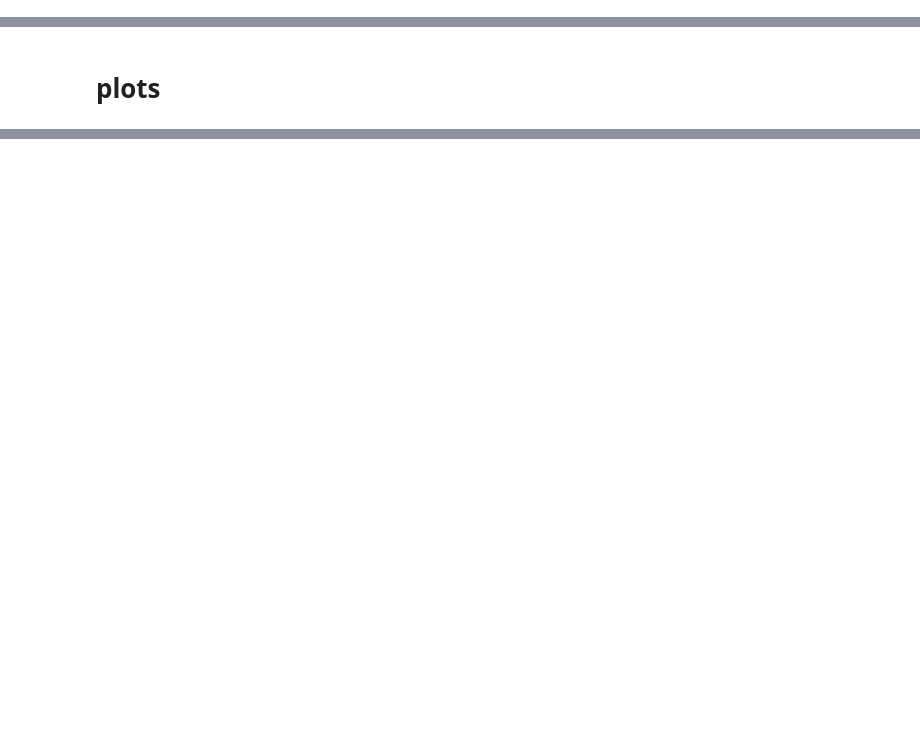
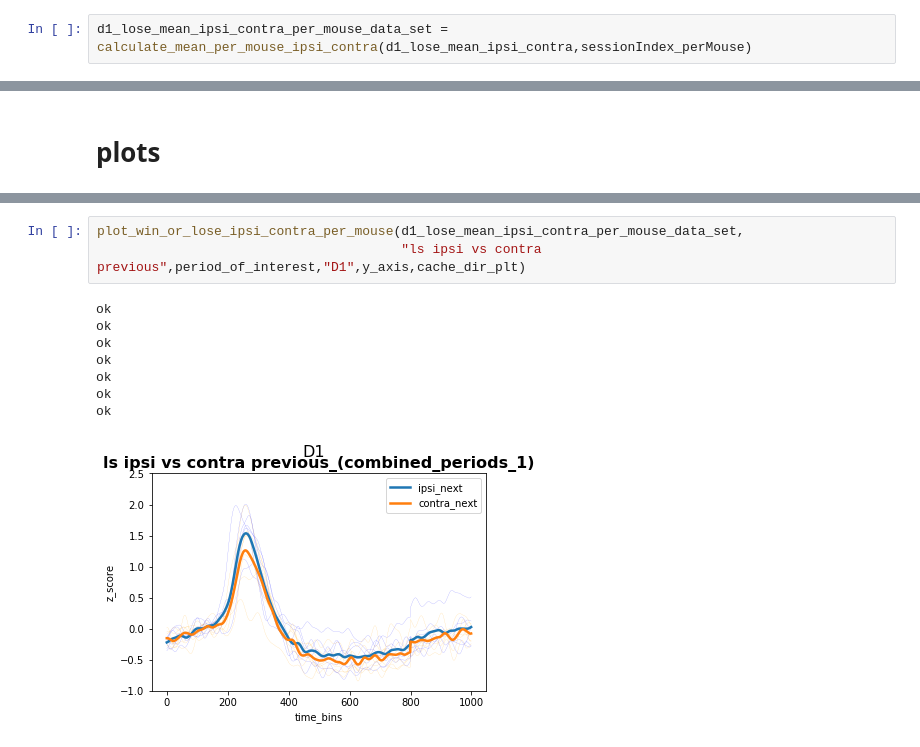
Before and after one commit to gilmandelbaum/analysis-pipeline-for-photometry_ex, a Jupyter notebook: Nb_data_set/1.data_set_lineplot/TestOutPut.ipynb, the cells around one changed output, grey strips where cells are left out. Drawn from its saved outputs; the diff is of its cells as text; blank space fills up the shorter version.

```diff
--- a/Nb_data_set/1.data_set_lineplot/TestOutPut.ipynb
+++ b/Nb_data_set/1.data_set_lineplot/TestOutPut.ipynb
@@ -317,0 +236,2 @@ r_d2_lose_mean_sem_traces = dslhf.make_sem_traces(r_d2_lose_mean_sem)
+# %%
+d1_lose_mean_ipsi_contra_per_mouse_data_set = calculate_mean_per_mouse_ipsi_contra(d1_lose_mean_ipsi_contra,sessionIndex_perMouse)
@@ -343,0 +304,12 @@ dslhf.plot_ipsi_contra_together(r_d2_lose_mean_sem,
+# %%
+plot_win_or_lose_ipsi_contra_per_mouse(d1_lose_mean_ipsi_contra_per_mouse_data_set,
+                                       "ls ipsi vs contra previous",period_of_interest,"D1",y_axis,cache_dir_plt)
+# %% [output]
+ok
+ok
+ok
+ok
+ok
+ok
+ok
+[figure, added]
```
Also changed, not shown: parts of 66 cells of this notebook, 7 other files.
